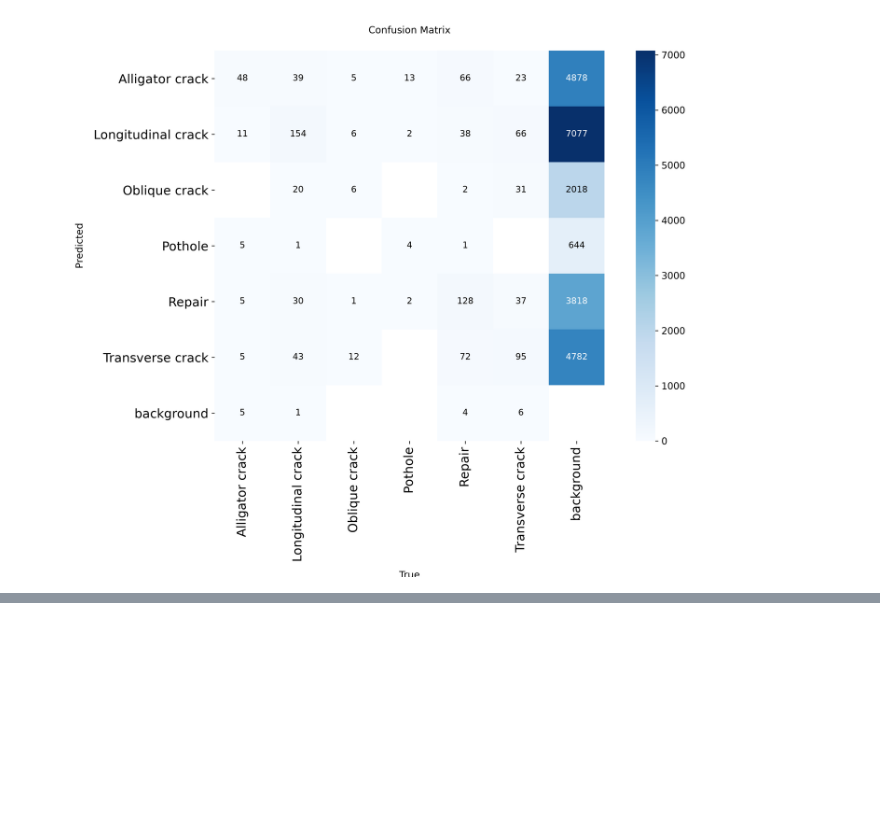
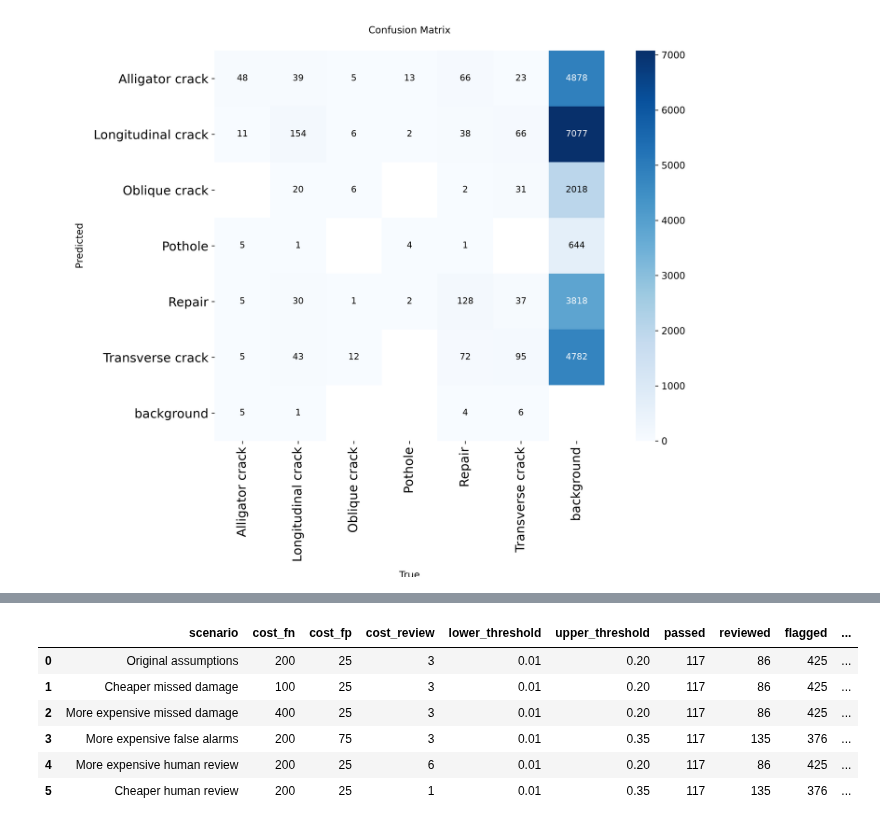
Before and after one commit to 94921234/daiist-assignment-2, a Jupyter notebook: train.ipynb, the cells around one changed output, grey strips where cells are left out. Saved outputs shown, nothing was run; the diff lists cells and outputs as text; code cells hidden in the pictures; blank space fills up the shorter version.

```diff
--- a/train.ipynb
+++ b/train.ipynb
@@ -535,0 +1036,85 @@ display(Image(
+# %%
+from pathlib import Path
+import pandas as pd
+
+ARTIFACTS = Path("artifacts")
+
+# Load the threshold combinations we already tested
+sweep = pd.read_csv(
+    ARTIFACTS / "human_review_sweep.csv"
+)
+
+# Municipality's assumed review capacity
+DAILY_IMAGES = 1000
+REVIEWERS = 2
+HOURS_PER_REVIEWER = 6
+MINUTES_PER_REVIEW = 3
+
+max_review_rate = (
+    REVIEWERS * HOURS_PER_REVIEWER * 60
+    / MINUTES_PER_REVIEW
+    / DAILY_IMAGES
+)
+
+# Only consider policies within staffing capacity
+feasible = sweep[
+    sweep["review_rate"] <= max_review_rate
+].copy()
+
+# Test different hypothetical costs
+scenarios = [
+    ("Original assumptions", 200, 25, 3),
+    ("Cheaper missed damage", 100, 25, 3),
+    ("More expensive missed damage", 400, 25, 3),
+    ("More expensive false alarms", 200, 75, 3),
+    ("More expensive human review", 200, 25, 6),
+    ("Cheaper human review", 200, 25, 1),
+]
+
+results = []
+
+for name, cost_fn, cost_fp, cost_review in scenarios:
+
+    comparison = feasible.copy()
+
+    comparison["scenario_cost"] = (
+        comparison["FN"] * cost_fn
+        + comparison["FP"] * cost_fp
+        + comparison["reviewed"] * cost_review
+    )
+
+    best = comparison.sort_values(
+        ["scenario_cost", "reviewed"]
+    ).iloc[0]
+
+    results.append({
+        "scenario": name,
+        "cost_fn": cost_fn,
+        "cost_fp": cost_fp,
+        "cost_review": cost_review,
+        "lower_threshold": best["lower_threshold"],
+        "upper_threshold": best["upper_threshold"],
+        "passed": int(best["passed"]),
+        "reviewed": int(best["reviewed"]),
+        "flagged": int(best["flagged"]),
+        "FN": int(best["FN"]),
+        "FP": int(best["FP"]),
+        "total_cost": best["scenario_cost"]
+    })
+
+sensitivity = pd.DataFrame(results)
+
+display(sensitivity)
+
+sensitivity.to_csv(
+    ARTIFACTS / "cost_sensitivity.csv",
+    index=False
+)
+# %% [output]
+|  | scenario | cost_fn | cost_fp | cost_review | lower_threshold | upper_threshold | passed | reviewed | flagged | ... |
+| 0 | Original assumptions | 200 | 25 | 3 | 0.01 | 0.20 | 117 | 86 | 425 | ... |
+| 1 | Cheaper missed damage | 100 | 25 | 3 | 0.01 | 0.20 | 117 | 86 | 425 | ... |
+| 2 | More expensive missed damage | 400 | 25 | 3 | 0.01 | 0.20 | 117 | 86 | 425 | ... |
+| 3 | More expensive false alarms | 200 | 75 | 3 | 0.01 | 0.35 | 117 | 135 | 376 | ... |
+| 4 | More expensive human review | 200 | 25 | 6 | 0.01 | 0.20 | 117 | 86 | 425 | ... |
+| 5 | Cheaper human review | 200 | 25 | 1 | 0.01 | 0.35 | 117 | 135 | 376 | ... |
```
Also changed, not shown: parts of 20 cells of this notebook.
